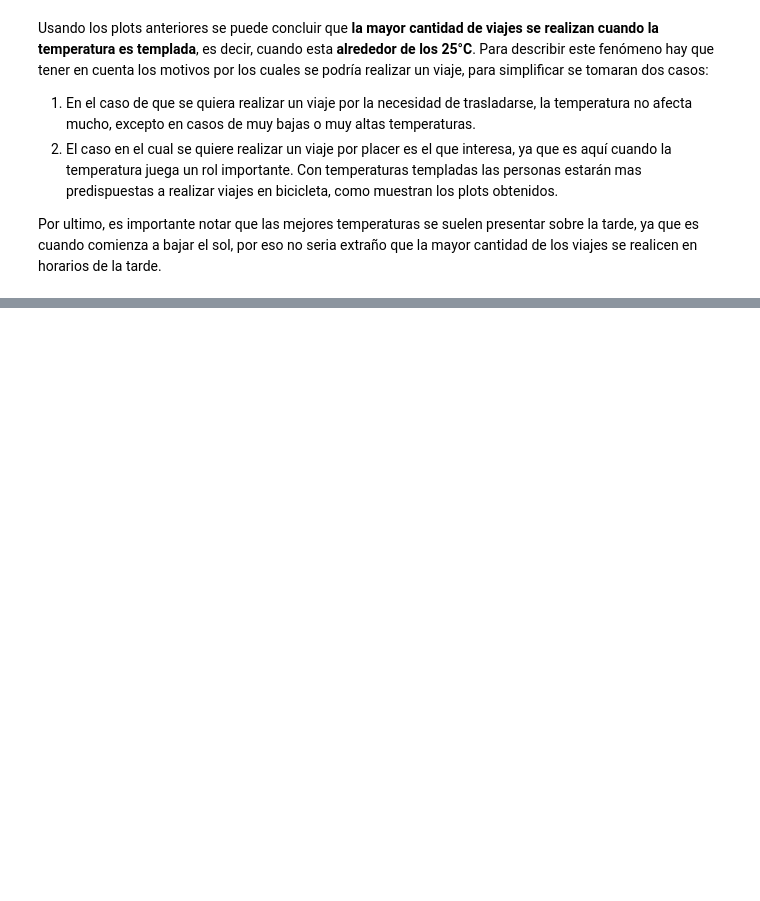
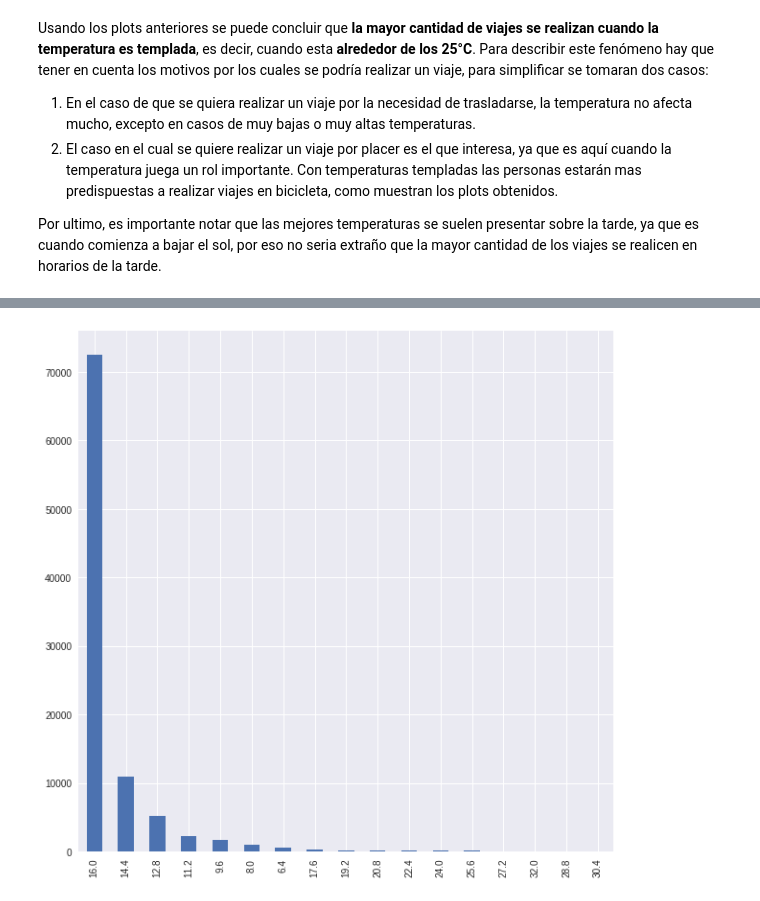
Before and after one commit to frisjon/tp1, a Jupyter notebook: notebooks/viajes_clima.ipynb, the cells around one changed output, grey strips where cells are left out. Cells and saved outputs as stored; diff of their text form; code cells hidden in the pictures; blank space fills up the shorter version.

```diff
--- a/notebooks/viajes_clima.ipynb
+++ b/notebooks/viajes_clima.ipynb
@@ -132,0 +151,4 @@ Por ultimo, es importante notar que las mejores temperaturas se suelen presentar
+# %%
+joined['mean_visibility_km'].value_counts(sort=True).plot.bar(figsize=(10,10));
+# %% [output]
+[figure, added]
```
Also changed, not shown: parts of 22 cells of this notebook.
